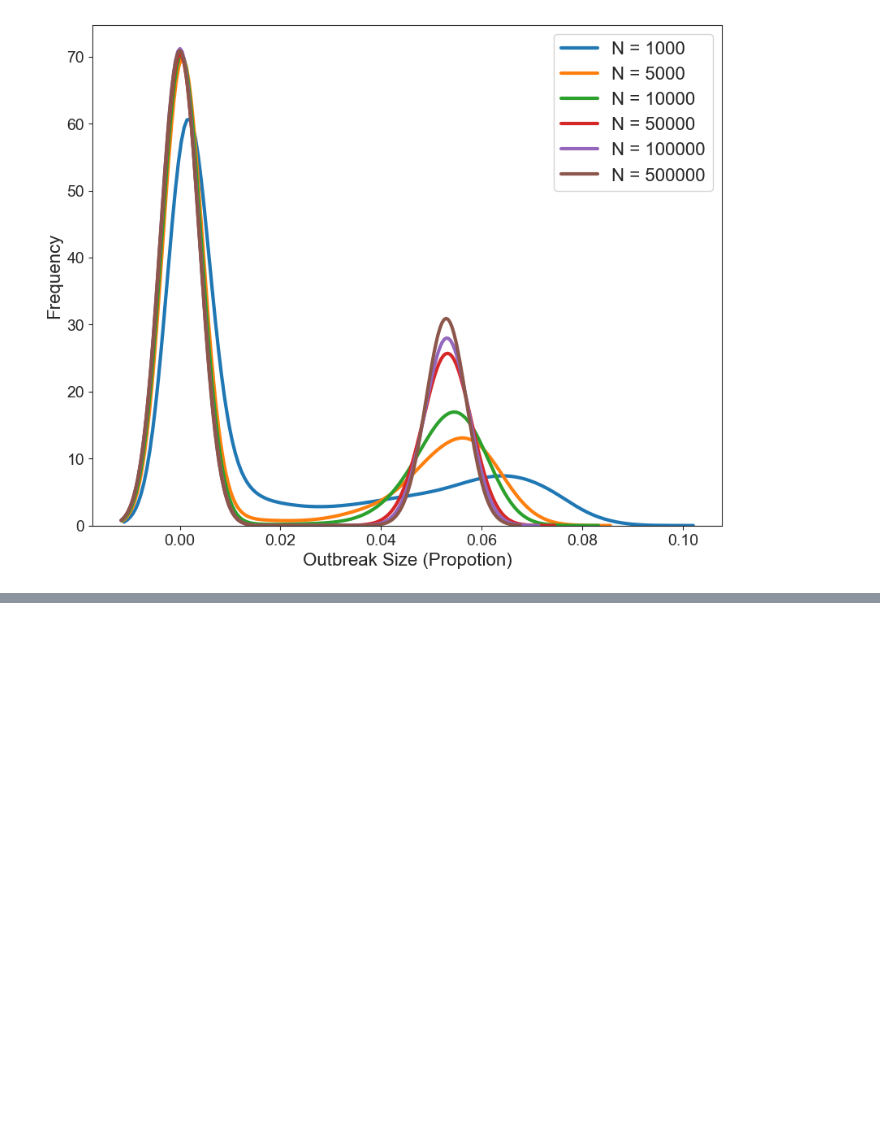
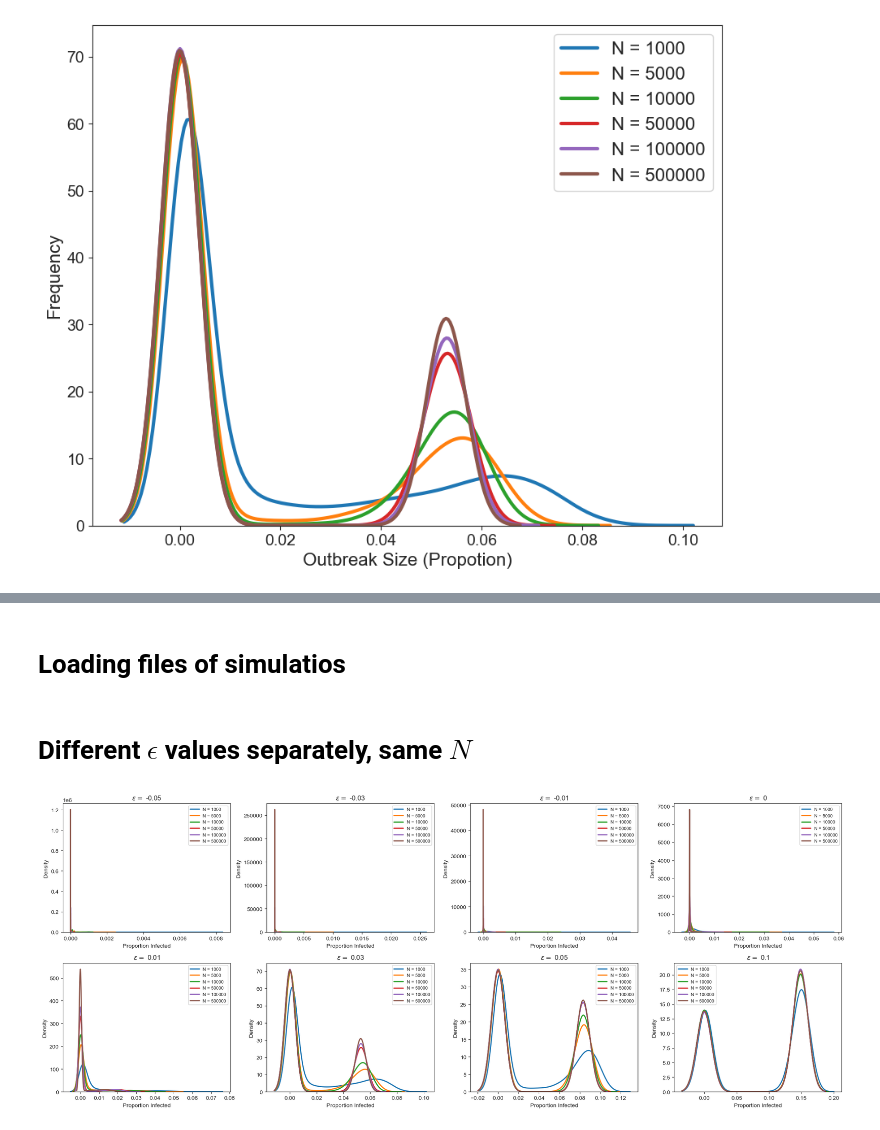
Before and after one commit to denisecammarota/HIT-dynamics, a Jupyter notebook: Analysis_SIR_Gillespie_Tau_Measles.ipynb, the cells around one changed output, grey strips where cells are left out. Drawn from its saved outputs; the diff is of its cells as text; code cells hidden in the pictures; blank space fills up the shorter version.

```diff
--- a/Analysis_SIR_Gillespie_Tau_Measles.ipynb
+++ b/Analysis_SIR_Gillespie_Tau_Measles.ipynb
@@ -553,18 +66,0 @@ plt.show()
-# %%
-files = ['GTP_fsize_inf_1e-05_0.1_100000.csv']
-N_vec = [1000,10000,100000]
-df = np.loadtxt(files[-1])
-eps = 0.1
-#fig = plt.subplots(figsize = (12,8))
-for i in range(len(N_vec)):
-    I0 = 1/N_vec[i]
-    bins_vec = np.arange(0,0.2,0.0025)
-    #sns.kdeplot(np.array(df[i])/N_vec[i], label = '$N =$ '+str(N_vec[i]), linewidth = 3)
-    plt.hist(np.array(df[i])/N_vec[i], bins = bins_vec, edgecolor = 'black', color = 'red')
-    plt.axvline(eps, color = 'k', linewidth = 2)
-    plt.ylabel('Frequency', fontsize = 16)
-    plt.xlabel('Outbreak Size (Proportion)', fontsize = 16)
-    plt.xticks(fontsize = 14)
-    plt.yticks(fontsize = 14)
-    plt.legend(fontsize = 14)
-    plt.show()
@@ -577,0 +67,32 @@ No artists with labels found to put in legend.  Note that artists whose label st
+# %% [markdown]
+# Loading files of simulatios
+# %%
+files = ['measles/measles_-0.05/GTP_fsize_inf_2e-06_-0.05_500000.csv',
+        'measles/measles_-0.03/GTP_fsize_inf_2e-06_-0.03_500000.csv',
+        'measles/measles_-0.01/GTP_fsize_inf_2e-06_-0.01_500000.csv',
+        'measles/measles_0/GTP_fsize_inf_2e-06_0_500000.csv',
+        'measles/measles_0.01/GTP_fsize_inf_2e-06_0.01_500000.csv',
+        'measles/measles_0.03/GTP_fsize_inf_2e-06_0.03_500000.csv',
+        'measles/measles_0.05/GTP_fsize_inf_2e-06_0.05_500000.csv',
+        'measles/measles_0.1/GTP_fsize_inf_2e-06_0.1_500000.csv']
+N_vec = [1000,5000,10000,50000,100000,500000]
+eps_vec = [-0.05,-0.03,-0.01,0,0.01,0.03,0.05,0.1]
+# %% [markdown]
+# Different $\epsilon$ values separately, same $N$
+# %%
+fig, axs = plt.subplots(2, 4, figsize = (20,8))
+c = 0
+for i in range(2):
+    for j in range(4):
+        df = np.loadtxt(files[c])
+        for k in range(len(N_vec)):
+            sns.kdeplot(np.array(df[k])/N_vec[k], linewidth = 2, label = 'N = '+str(N_vec[k]),ax=axs[i,j])
+        axs[i,j].legend(fontsize = 8)
+        axs[i,j].set_xlabel('Proportion Infected')
+        axs[i,j].set_title(r'$\epsilon = $ '+str(eps_vec[c]))
+        c = c + 1
+fig.tight_layout()
+plt.savefig('plot_different_eps.pdf')
+plt.show()
+# %% [output]
+[figure, added]
```
Also changed, not shown: parts of 47 cells of this notebook, 1 other file.
